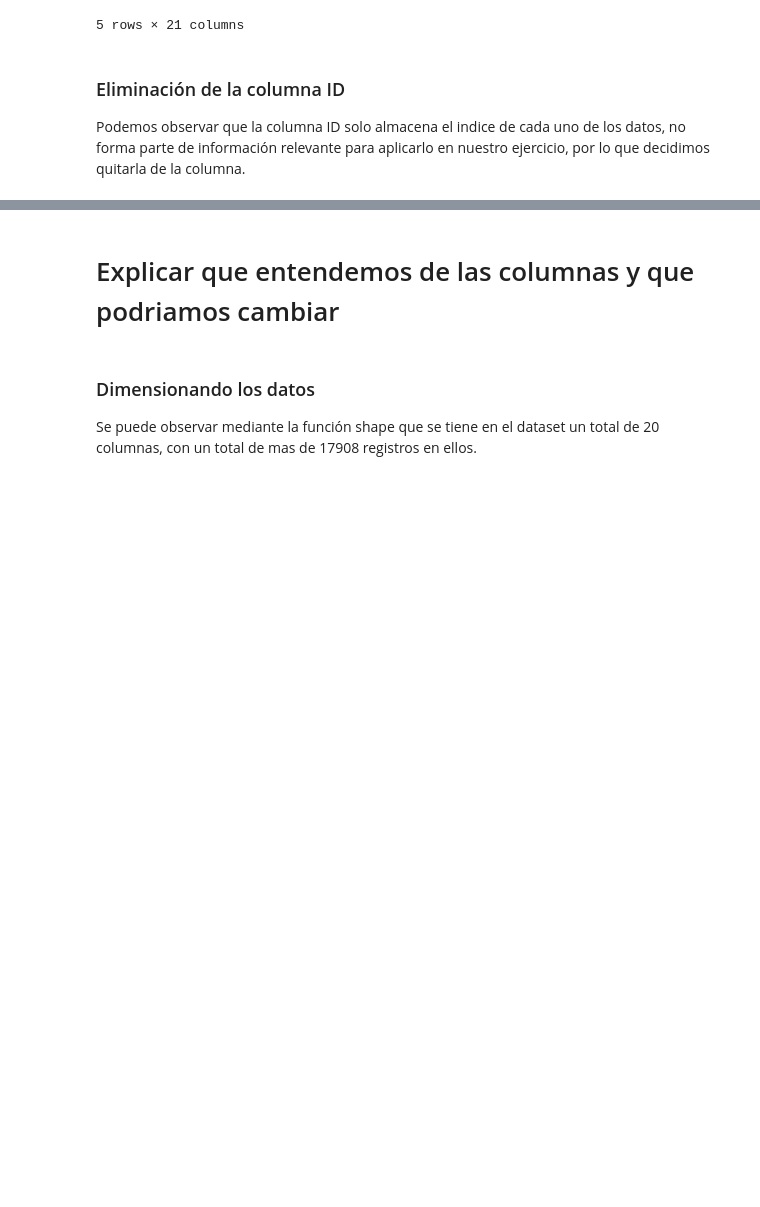
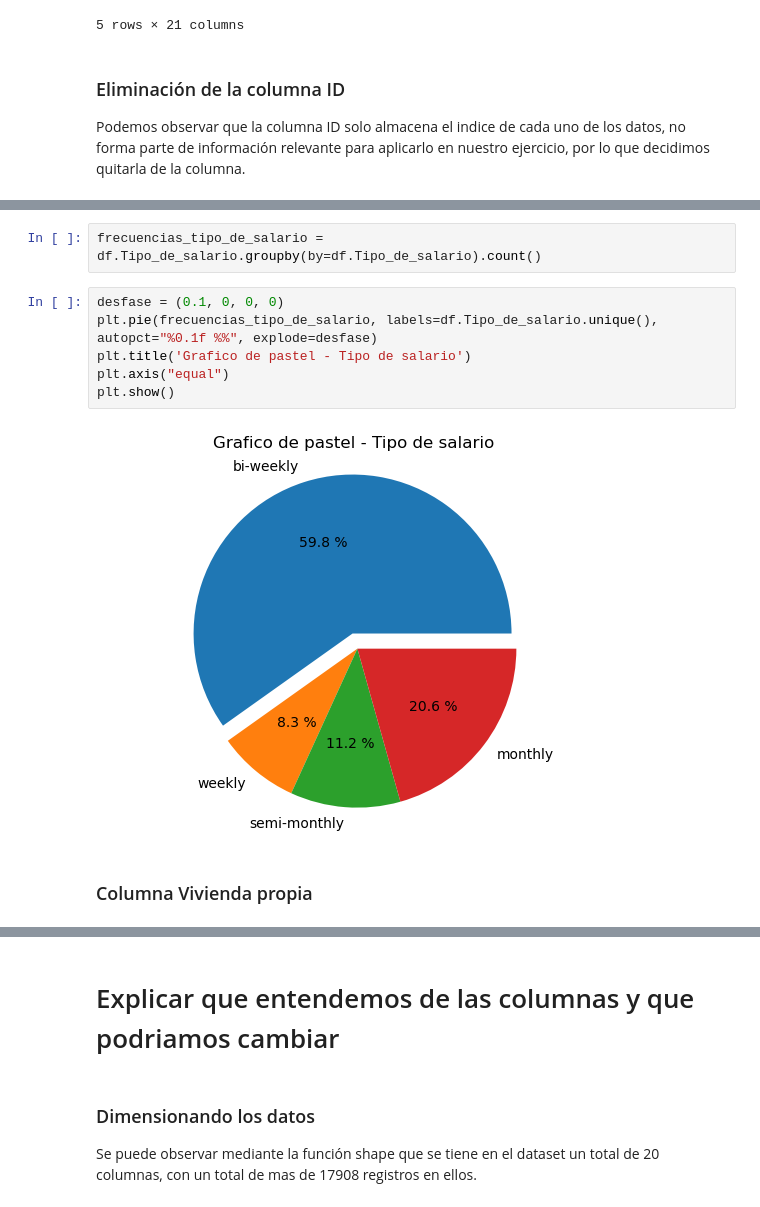
Before and after one commit to ismaelacosta/Proyecto_AID, a Jupyter notebook: examen.ipynb, the cells around one changed output, grey strips where cells are left out. Saved outputs shown, nothing was run; the diff lists cells and outputs as text; blank space fills up the shorter version.

```diff
--- a/examen.ipynb
+++ b/examen.ipynb
@@ -154,0 +181,12 @@ df.head()
+# %%
+frecuencias_tipo_de_salario = df.Tipo_de_salario.groupby(by=df.Tipo_de_salario).count()
+# %%
+desfase = (0.1, 0, 0, 0)
+plt.pie(frecuencias_tipo_de_salario, labels=df.Tipo_de_salario.unique(), autopct="%0.1f %%", explode=desfase)
+plt.title('Grafico de pastel - Tipo de salario')
+plt.axis("equal")
+plt.show()
+# %% [output]
+[figure, added]
+# %% [markdown]
+### Columna Vivienda propia
```
Also changed, not shown: parts of 61 cells of this notebook.
